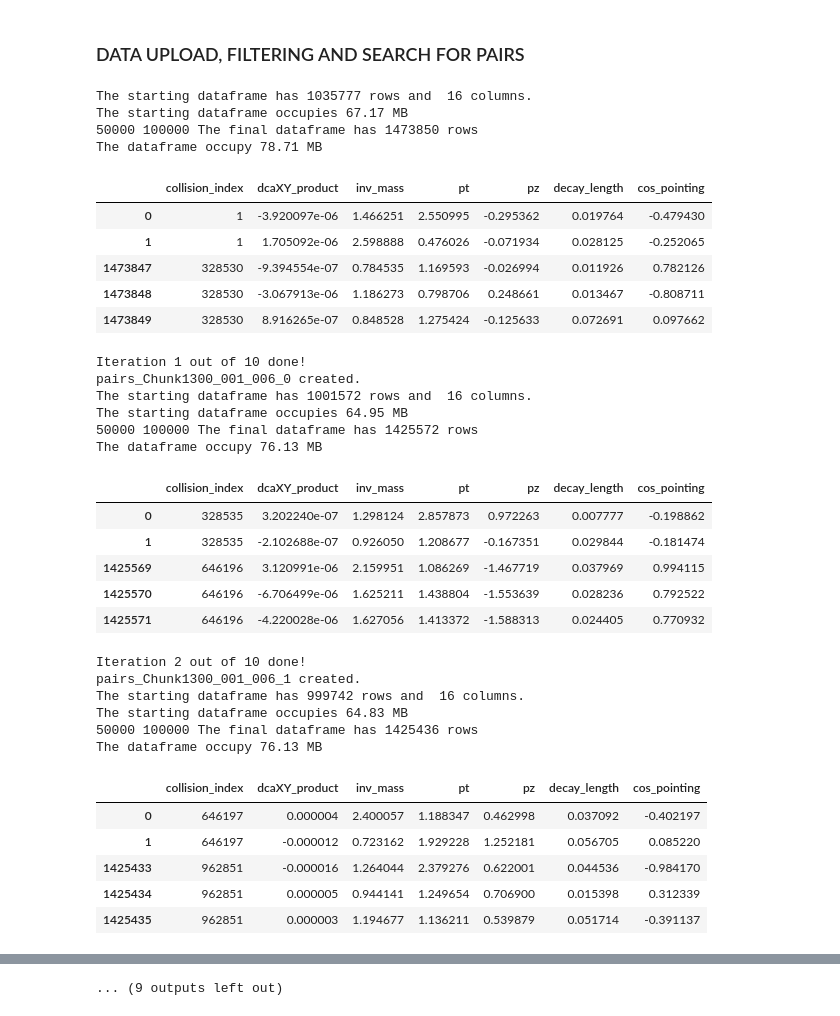
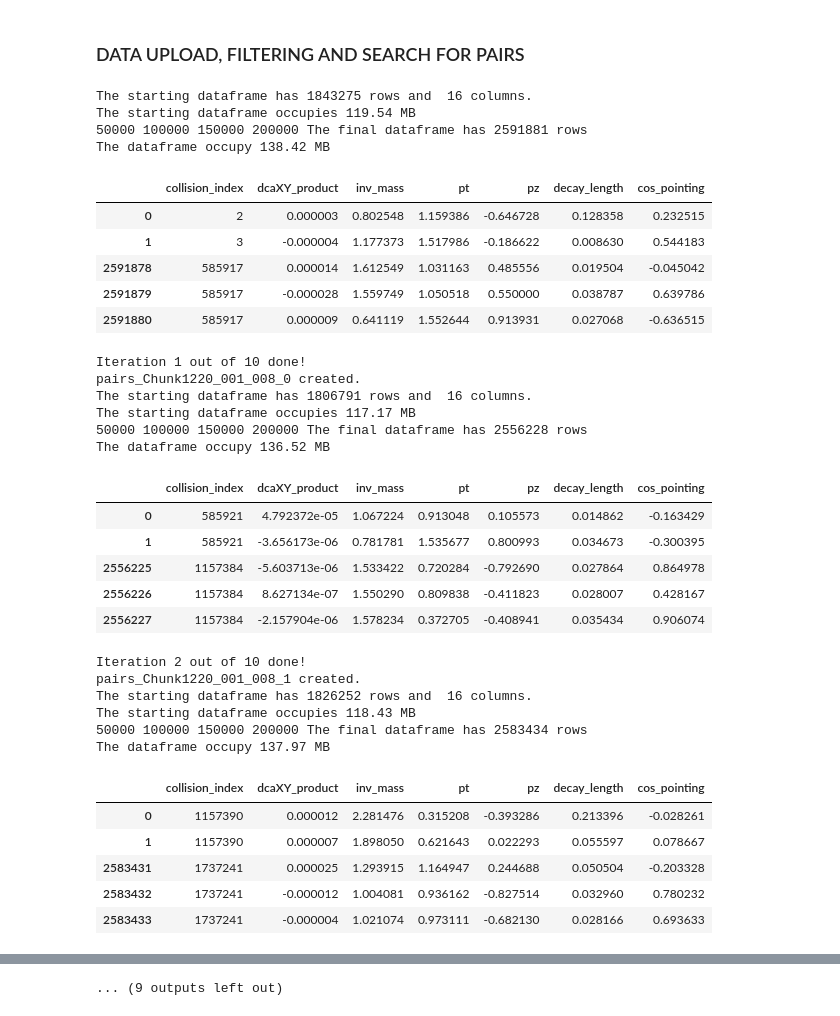
Before and after one commit to LeoPi314/LCPB_Project, a Jupyter notebook: find_D0_slicing.ipynb, the cells around one changed output, grey strips where cells are left out. Drawn from its saved outputs; the diff is of its cells as text; code cells hidden in the pictures.

```diff
--- a/find_D0_slicing.ipynb
+++ b/find_D0_slicing.ipynb
@@ -40,13 +41,12 @@ Chunk1300                    [ /Chunk1300/001_006/AO2Dtree.root, /Chunk1300/003/
 # %% [markdown]
 ### SELECTING THE CHUNK
 # %%
-base_path = "../../mnt/SingleTrackTrees/Data/alice_data_2023_LHC23f_535087_apass4_1300_Thinner/Output/Run535087"
-which_chunk = "Chunk1300"
-which_number = "001_006"
-which_file = "AO2Dtree.root"
-path = base_path + "/".join(["/", which_chunk, which_number, which_file])
-#path = "~/Downloads/AO2Dtree.root"    # for when we run in local
-file = uproot.open(path)
+input_path = "/home/benedetto/Scrivania/LCP_B/project/orig_data/1220_001_008_AO2Dtree.root"
+which_chunk = "Chunk1220"
+which_number = "001_008"
+file = uproot.open(input_path)
+
+output_path = "/home/benedetto/Scrivania/LCP_B/project/output_df_pairs"
 # %%
 # NSigmaTPC:
 sigma_limit = 3
@@ -330,65 +330,66 @@ for J in range (len(subsets)):
         # 'Y_SV': SV_Y,
         # 'Z_SV': SV_Z,
         'decay_length': decay_lengths,
         'cos_pointing': cos_pointings
     })
 
     # Debug
     print("The final dataframe has", len(df_pairs), "rows")
     memory = df_pairs.memory_usage(deep=True).sum() / (1024 ** 2)
     print(f"The dataframe occupy {memory:.2f} MB")
     display( pd.concat([df_pairs.head(2),df_pairs.tail(3)]) )
 
     save_name = "pairs_" + "_".join([which_chunk, which_number, str(J)])
-    df_pairs.to_pickle(save_name + ".pkl")
+    full_output_path = os.path.join(output_path, save_name + ".pkl")
+    df_pairs.to_pickle(full_output_path)
 
     # free memory from the dataframes used for this subset
     del df
     del df_pairs
     del collision_indices
     del dcaXY_products
     del inv_masses
     del pt_totals
     del pz_totals
     del decay_lengths
     del cos_pointings
     gc.collect()
 
     print(f"Iteration {J+1} out of {N_SPLITS} done!")
     print(f"{save_name} created.")
 # %% [output]
-The starting dataframe has 1035777 rows and  16 columns.
-The starting dataframe occupies 67.17 MB
-50000 100000 The final dataframe has 1473850 rows
-The dataframe occupy 78.71 MB
+The starting dataframe has 1843275 rows and  16 columns.
+The starting dataframe occupies 119.54 MB
+50000 100000 150000 200000 The final dataframe has 2591881 rows
+The dataframe occupy 138.42 MB
 |  | collision_index | dcaXY_product | inv_mass | pt | pz | decay_length | cos_pointing |
-| 0 | 1 | -3.920097e-06 | 1.466251 | 2.550995 | -0.295362 | 0.019764 | -0.479430 |
-| 1 | 1 | 1.705092e-06 | 2.598888 | 0.476026 | -0.071934 | 0.028125 | -0.252065 |
-| 1473847 | 328530 | -9.394554e-07 | 0.784535 | 1.169593 | -0.026994 | 0.011926 | 0.782126 |
-| 1473848 | 328530 | -3.067913e-06 | 1.186273 | 0.798706 | 0.248661 | 0.013467 | -0.808711 |
-| 1473849 | 328530 | 8.916265e-07 | 0.848528 | 1.275424 | -0.125633 | 0.072691 | 0.097662 |
+| 0 | 2 | 0.000003 | 0.802548 | 1.159386 | -0.646728 | 0.128358 | 0.232515 |
+| 1 | 3 | -0.000004 | 1.177373 | 1.517986 | -0.186622 | 0.008630 | 0.544183 |
+| 2591878 | 585917 | 0.000014 | 1.612549 | 1.031163 | 0.485556 | 0.019504 | -0.045042 |
+| 2591879 | 585917 | -0.000028 | 1.559749 | 1.050518 | 0.550000 | 0.038787 | 0.639786 |
+| 2591880 | 585917 | 0.000009 | 0.641119 | 1.552644 | 0.913931 | 0.027068 | -0.636515 |
 Iteration 1 out of 10 done!
-pairs_Chunk1300_001_006_0 created.
-The starting dataframe has 1001572 rows and  16 columns.
-The starting dataframe occupies 64.95 MB
-50000 100000 The final dataframe has 1425572 rows
-The dataframe occupy 76.13 MB
+pairs_Chunk1220_001_008_0 created.
+The starting dataframe has 1806791 rows and  16 columns.
+The starting dataframe occupies 117.17 MB
+50000 100000 150000 200000 The final dataframe has 2556228 rows
+The dataframe occupy 136.52 MB
 |  | collision_index | dcaXY_product | inv_mass | pt | pz | decay_length | cos_pointing |
-| 0 | 328535 | 3.202240e-07 | 1.298124 | 2.857873 | 0.972263 | 0.007777 | -0.198862 |
-| 1 | 328535 | -2.102688e-07 | 0.926050 | 1.208677 | -0.167351 | 0.029844 | -0.181474 |
-| 1425569 | 646196 | 3.120991e-06 | 2.159951 | 1.086269 | -1.467719 | 0.037969 | 0.994115 |
-| 1425570 | 646196 | -6.706499e-06 | 1.625211 | 1.438804 | -1.553639 | 0.028236 | 0.792522 |
-| 1425571 | 646196 | -4.220028e-06 | 1.627056 | 1.413372 | -1.588313 | 0.024405 | 0.770932 |
+| 0 | 585921 | 4.792372e-05 | 1.067224 | 0.913048 | 0.105573 | 0.014862 | -0.163429 |
+| 1 | 585921 | -3.656173e-06 | 0.781781 | 1.535677 | 0.800993 | 0.034673 | -0.300395 |
+| 2556225 | 1157384 | -5.603713e-06 | 1.533422 | 0.720284 | -0.792690 | 0.027864 | 0.864978 |
+| 2556226 | 1157384 | 8.627134e-07 | 1.550290 | 0.809838 | -0.411823 | 0.028007 | 0.428167 |
+| 2556227 | 1157384 | -2.157904e-06 | 1.578234 | 0.372705 | -0.408941 | 0.035434 | 0.906074 |
 Iteration 2 out of 10 done!
-pairs_Chunk1300_001_006_1 created.
-The starting dataframe has 999742 rows and  16 columns.
-The starting dataframe occupies 64.83 MB
-50000 100000 The final dataframe has 1425436 rows
-The dataframe occupy 76.13 MB
+pairs_Chunk1220_001_008_1 created.
+The starting dataframe has 1826252 rows and  16 columns.
+The starting dataframe occupies 118.43 MB
+50000 100000 150000 200000 The final dataframe has 2583434 rows
+The dataframe occupy 137.97 MB
 |  | collision_index | dcaXY_product | inv_mass | pt | pz | decay_length | cos_pointing |
-| 0 | 646197 | 0.000004 | 2.400057 | 1.188347 | 0.462998 | 0.037092 | -0.402197 |
-| 1 | 646197 | -0.000012 | 0.723162 | 1.929228 | 1.252181 | 0.056705 | 0.085220 |
-| 1425433 | 962851 | -0.000016 | 1.264044 | 2.379276 | 0.622001 | 0.044536 | -0.984170 |
-| 1425434 | 962851 | 0.000005 | 0.944141 | 1.249654 | 0.706900 | 0.015398 | 0.312339 |
-| 1425435 | 962851 | 0.000003 | 1.194677 | 1.136211 | 0.539879 | 0.051714 | -0.391137 |
+| 0 | 1157390 | 0.000012 | 2.281476 | 0.315208 | -0.393286 | 0.213396 | -0.028261 |
+| 1 | 1157390 | 0.000007 | 1.898050 | 0.621643 | 0.022293 | 0.055597 | 0.078667 |
+| 2583431 | 1737241 | 0.000025 | 1.293915 | 1.164947 | 0.244688 | 0.050504 | -0.203328 |
+| 2583432 | 1737241 | -0.000012 | 1.004081 | 0.936162 | -0.827514 | 0.032960 | 0.780232 |
+| 2583433 | 1737241 | -0.000004 | 1.021074 | 0.973111 | -0.682130 | 0.028166 | 0.693633 |
 Iteration 3 out of 10 done!
```
Also changed, not shown: parts of 3 cells of this notebook, 2 other files.
